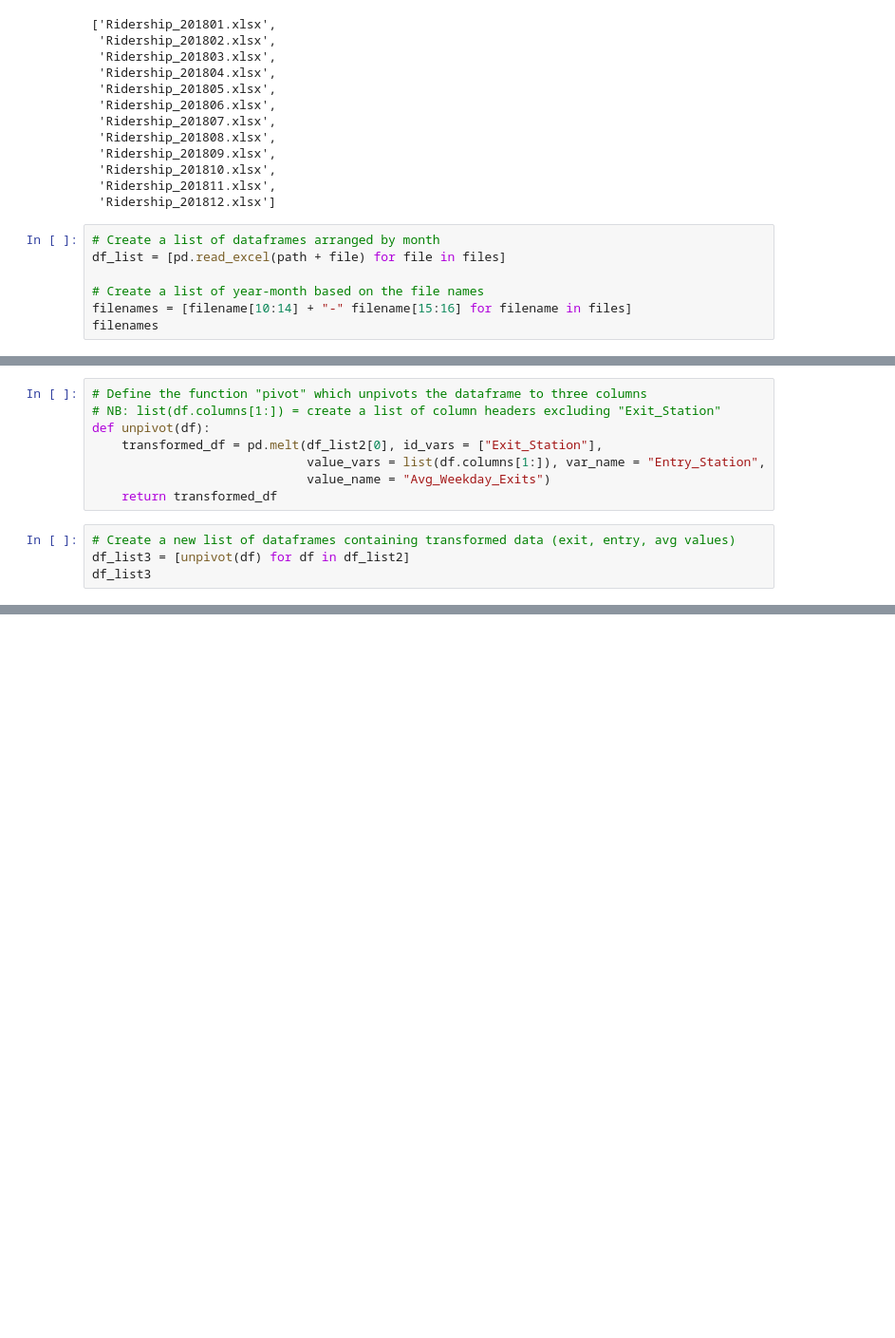
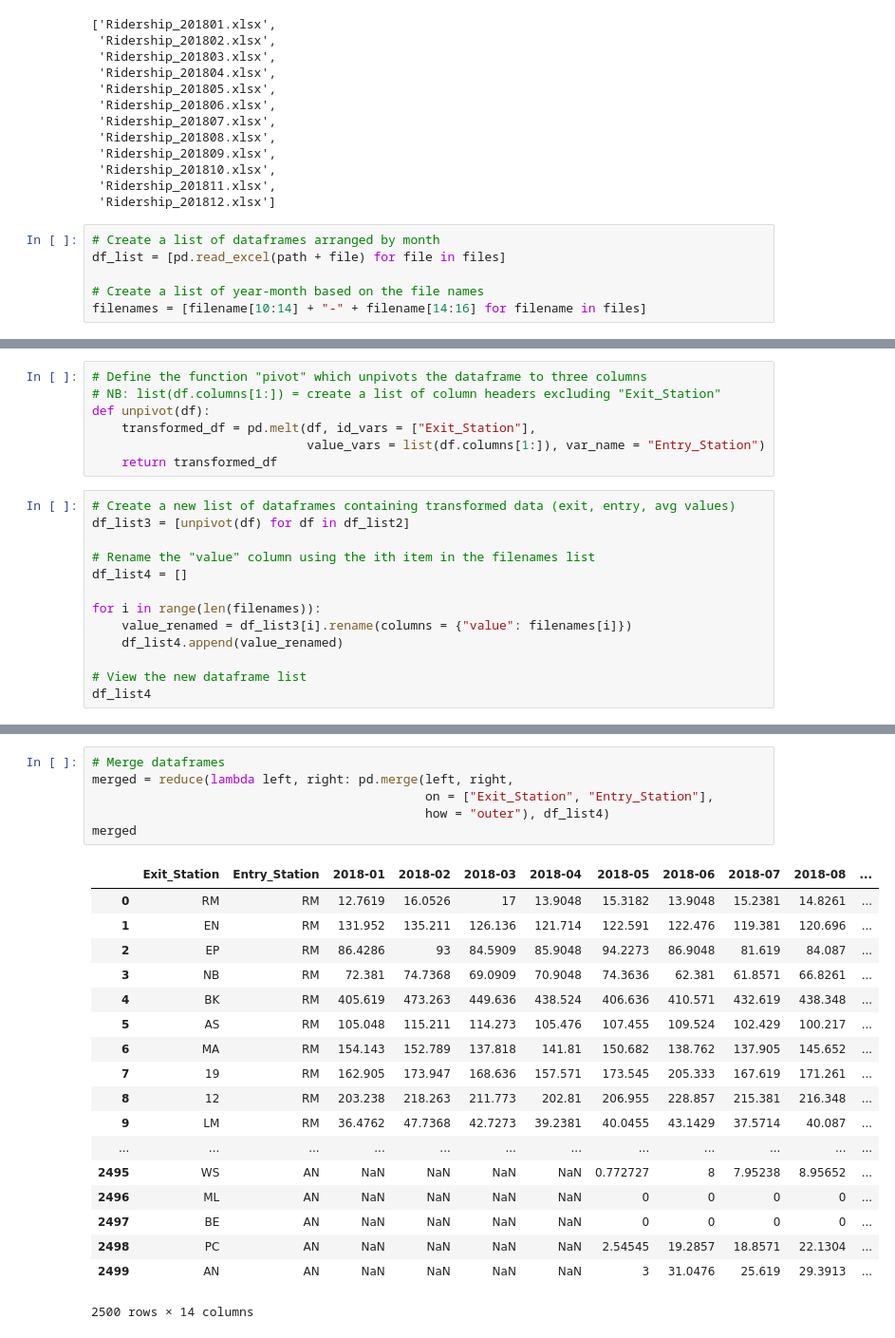
Before and after one commit to contactgokul/BART-ridership, a Jupyter notebook: BART-Ridership_data_processing.ipynb, the cells around one changed output, grey strips where cells are left out. Shown: that part at 95% size. Drawn from its saved outputs; the diff is of its cells as text; blank space fills up the shorter version.

Commit message:
merged the avg weekday values from all dataframes into a new dataframe

```diff
--- a/BART-Ridership_data_processing.ipynb
+++ b/BART-Ridership_data_processing.ipynb
@@ -30,5 +31,4 @@ files # preview the files list
 df_list = [pd.read_excel(path + file) for file in files]
 
 # Create a list of year-month based on the file names
-filenames = [filename[10:14] + "-" filename[15:16] for filename in files]
-filenames
+filenames = [filename[10:14] + "-" + filename[14:16] for filename in files]
@@ -62,11 +78,19 @@ df_list2
 # Define the function "pivot" which unpivots the dataframe to three columns
 # NB: list(df.columns[1:]) = create a list of column headers excluding "Exit_Station"
 def unpivot(df):
-    transformed_df = pd.melt(df_list2[0], id_vars = ["Exit_Station"],
-                             value_vars = list(df.columns[1:]), var_name = "Entry_Station",
-                             value_name = "Avg_Weekday_Exits")
+    transformed_df = pd.melt(df, id_vars = ["Exit_Station"],
+                             value_vars = list(df.columns[1:]), var_name = "Entry_Station")
     return transformed_df
 # %%
 # Create a new list of dataframes containing transformed data (exit, entry, avg values)
 df_list3 = [unpivot(df) for df in df_list2]
-df_list3
+
+# Rename the "value" column using the ith item in the filenames list
+df_list4 = []
+
+for i in range(len(filenames)):
+    value_renamed = df_list3[i].rename(columns = {"value": filenames[i]})
+    df_list4.append(value_renamed)
+
+# View the new dataframe list
+df_list4
@@ -72,0 +115,25 @@ df_list3
+# %%
+# Merge dataframes
+merged = reduce(lambda left, right: pd.merge(left, right,
+                                             on = ["Exit_Station", "Entry_Station"],
+                                             how = "outer"), df_list4)
+merged
+# %% [output]
+|  | Exit_Station | Entry_Station | 2018-01 | 2018-02 | 2018-03 | 2018-04 | 2018-05 | 2018-06 | 2018-07 | 2018-08 | ... |
+| 0 | RM | RM | 12.7619 | 16.0526 | 17 | 13.9048 | 15.3182 | 13.9048 | 15.2381 | 14.8261 | ... |
+| 1 | EN | RM | 131.952 | 135.211 | 126.136 | 121.714 | 122.591 | 122.476 | 119.381 | 120.696 | ... |
+| 2 | EP | RM | 86.4286 | 93 | 84.5909 | 85.9048 | 94.2273 | 86.9048 | 81.619 | 84.087 | ... |
+| 3 | NB | RM | 72.381 | 74.7368 | 69.0909 | 70.9048 | 74.3636 | 62.381 | 61.8571 | 66.8261 | ... |
+| 4 | BK | RM | 405.619 | 473.263 | 449.636 | 438.524 | 406.636 | 410.571 | 432.619 | 438.348 | ... |
+| 5 | AS | RM | 105.048 | 115.211 | 114.273 | 105.476 | 107.455 | 109.524 | 102.429 | 100.217 | ... |
+| 6 | MA | RM | 154.143 | 152.789 | 137.818 | 141.81 | 150.682 | 138.762 | 137.905 | 145.652 | ... |
+| 7 | 19 | RM | 162.905 | 173.947 | 168.636 | 157.571 | 173.545 | 205.333 | 167.619 | 171.261 | ... |
+| 8 | 12 | RM | 203.238 | 218.263 | 211.773 | 202.81 | 206.955 | 228.857 | 215.381 | 216.348 | ... |
+| 9 | LM | RM | 36.4762 | 47.7368 | 42.7273 | 39.2381 | 40.0455 | 43.1429 | 37.5714 | 40.087 | ... |
+| ... | ... | ... | ... | ... | ... | ... | ... | ... | ... | ... | ... |
+| 2495 | WS | AN | NaN | NaN | NaN | NaN | 0.772727 | 8 | 7.95238 | 8.95652 | ... |
+| 2496 | ML | AN | NaN | NaN | NaN | NaN | 0 | 0 | 0 | 0 | ... |
+| 2497 | BE | AN | NaN | NaN | NaN | NaN | 0 | 0 | 0 | 0 | ... |
+| 2498 | PC | AN | NaN | NaN | NaN | NaN | 2.54545 | 19.2857 | 18.8571 | 22.1304 | ... |
+| 2499 | AN | AN | NaN | NaN | NaN | NaN | 3 | 31.0476 | 25.619 | 29.3913 | ... |
+2500 rows × 14 columns
```
Also changed, not shown: parts of 4 cells of this notebook.
